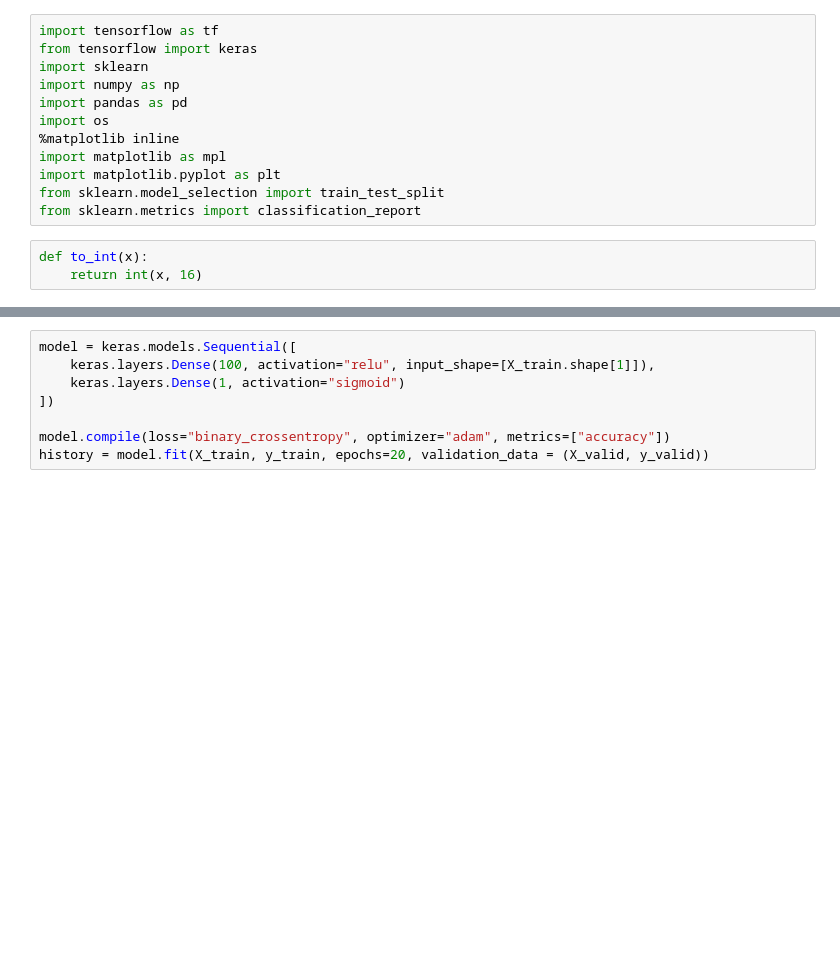
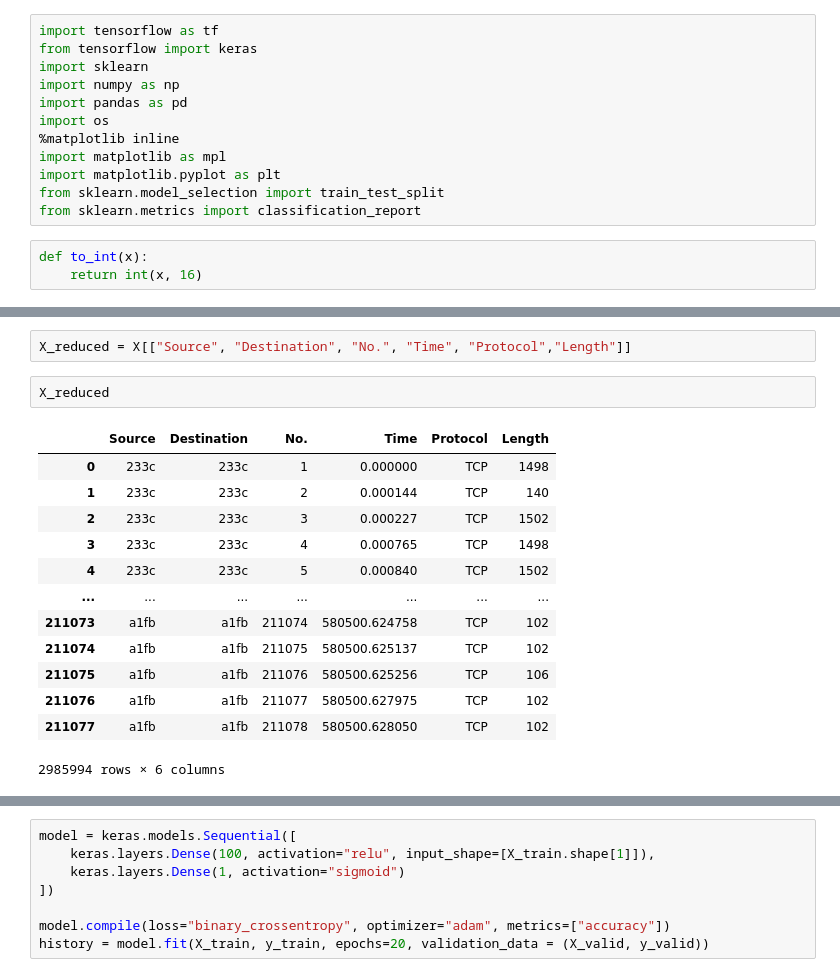
Before and after one commit to hykhhijk/Packet-classifier, a Jupyter notebook: Untitled.ipynb, the cells around one changed output, grey strips where cells are left out. Drawn from its saved outputs; the diff is of its cells as text; blank space fills up the shorter version.

```diff
--- a/Untitled.ipynb
+++ b/Untitled.ipynb
@@ -66,0 +209,18 @@ len(label[label==0]), len(label[label==1])
+# %%
+X_reduced = X[["Source", "Destination", "No.", "Time", "Protocol","Length"]]
+# %%
+X_reduced
+# %% [output]
+|  | Source | Destination | No. | Time | Protocol | Length |
+| 0 | 233c | 233c | 1 | 0.000000 | TCP | 1498 |
+| 1 | 233c | 233c | 2 | 0.000144 | TCP | 140 |
+| 2 | 233c | 233c | 3 | 0.000227 | TCP | 1502 |
+| 3 | 233c | 233c | 4 | 0.000765 | TCP | 1498 |
+| 4 | 233c | 233c | 5 | 0.000840 | TCP | 1502 |
+| ... | ... | ... | ... | ... | ... | ... |
+| 211073 | a1fb | a1fb | 211074 | 580500.624758 | TCP | 102 |
+| 211074 | a1fb | a1fb | 211075 | 580500.625137 | TCP | 102 |
+| 211075 | a1fb | a1fb | 211076 | 580500.625256 | TCP | 106 |
+| 211076 | a1fb | a1fb | 211077 | 580500.627975 | TCP | 102 |
+| 211077 | a1fb | a1fb | 211078 | 580500.628050 | TCP | 102 |
+2985994 rows × 6 columns
```
Also changed, not shown: parts of 35 cells of this notebook, 3 other files.
